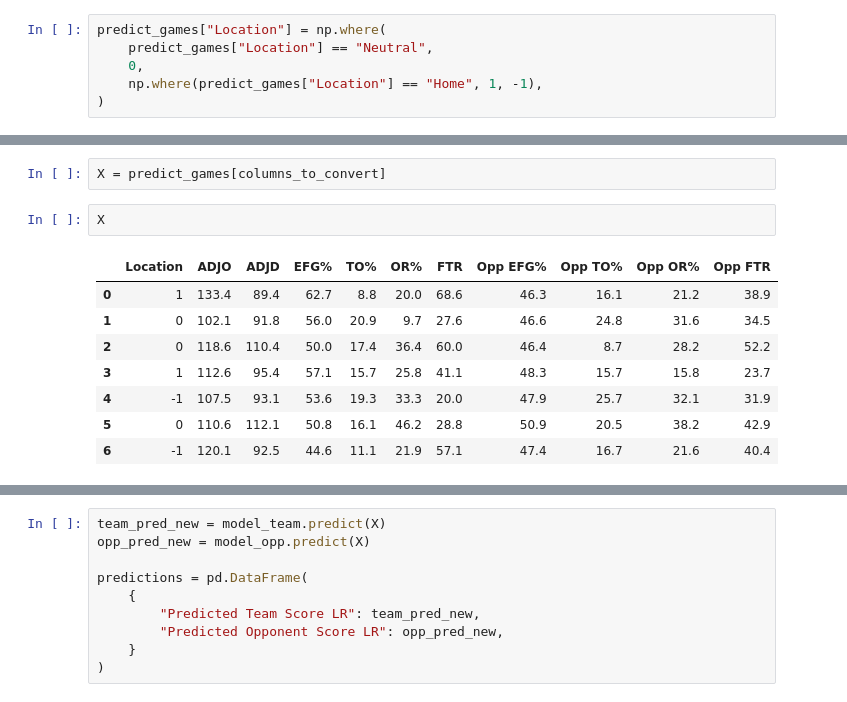
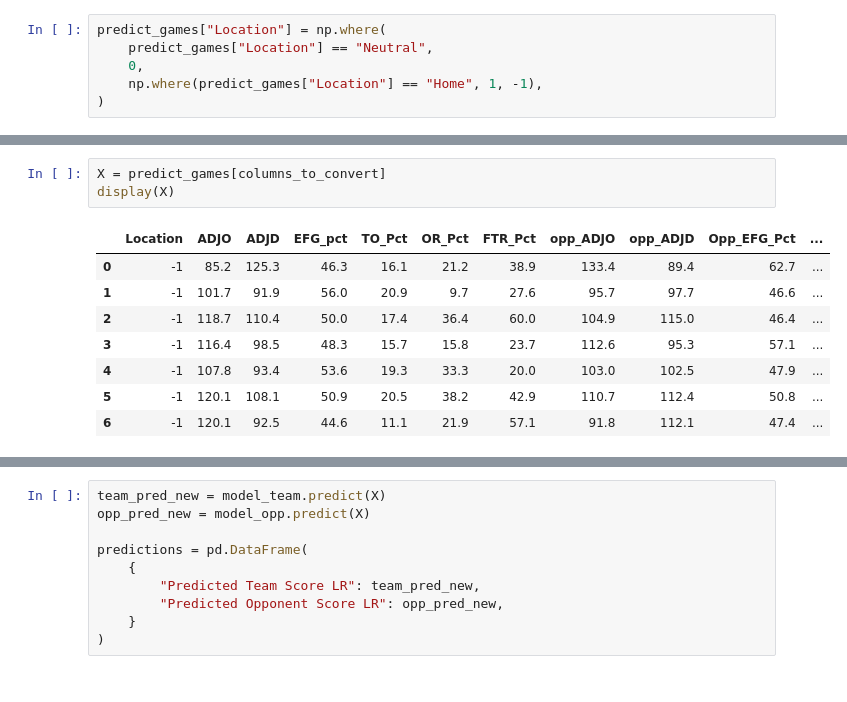
Before and after one commit to visheshgupta19/Stats_competition-, a Jupyter notebook: model_test.ipynb, the cells around one changed output, grey strips where cells are left out. Saved outputs shown, nothing was run; the diff lists cells and outputs as text.

```diff
--- a/model_test.ipynb
+++ b/model_test.ipynb
@@ -100,16 +98,15 @@ predict_games
 # %%
 X = predict_games[columns_to_convert]
+display(X)
+# %% [output]
+|  | Location | ADJO | ADJD | EFG_pct | TO_Pct | OR_Pct | FTR_Pct | opp_ADJO | opp_ADJD | Opp_EFG_Pct | ... |
+| 0 | -1 | 85.2 | 125.3 | 46.3 | 16.1 | 21.2 | 38.9 | 133.4 | 89.4 | 62.7 | ... |
+| 1 | -1 | 101.7 | 91.9 | 56.0 | 20.9 | 9.7 | 27.6 | 95.7 | 97.7 | 46.6 | ... |
+| 2 | -1 | 118.7 | 110.4 | 50.0 | 17.4 | 36.4 | 60.0 | 104.9 | 115.0 | 46.4 | ... |
+| 3 | -1 | 116.4 | 98.5 | 48.3 | 15.7 | 15.8 | 23.7 | 112.6 | 95.3 | 57.1 | ... |
+| 4 | -1 | 107.8 | 93.4 | 53.6 | 19.3 | 33.3 | 20.0 | 103.0 | 102.5 | 47.9 | ... |
+| 5 | -1 | 120.1 | 108.1 | 50.9 | 20.5 | 38.2 | 42.9 | 110.7 | 112.4 | 50.8 | ... |
+| 6 | -1 | 120.1 | 92.5 | 44.6 | 11.1 | 21.9 | 57.1 | 91.8 | 112.1 | 47.4 | ... |
-# %%
-X
-# %% [output]
-|  | Location | ADJO | ADJD | EFG% | TO% | OR% | FTR | Opp EFG% | Opp TO% | Opp OR% | Opp FTR |
-| 0 | 1 | 133.4 | 89.4 | 62.7 | 8.8 | 20.0 | 68.6 | 46.3 | 16.1 | 21.2 | 38.9 |
-| 1 | 0 | 102.1 | 91.8 | 56.0 | 20.9 | 9.7 | 27.6 | 46.6 | 24.8 | 31.6 | 34.5 |
-| 2 | 0 | 118.6 | 110.4 | 50.0 | 17.4 | 36.4 | 60.0 | 46.4 | 8.7 | 28.2 | 52.2 |
-| 3 | 1 | 112.6 | 95.4 | 57.1 | 15.7 | 25.8 | 41.1 | 48.3 | 15.7 | 15.8 | 23.7 |
-| 4 | -1 | 107.5 | 93.1 | 53.6 | 19.3 | 33.3 | 20.0 | 47.9 | 25.7 | 32.1 | 31.9 |
-| 5 | 0 | 110.6 | 112.1 | 50.8 | 16.1 | 46.2 | 28.8 | 50.9 | 20.5 | 38.2 | 42.9 |
-| 6 | -1 | 120.1 | 92.5 | 44.6 | 11.1 | 21.9 | 57.1 | 47.4 | 16.7 | 21.6 | 40.4 |
 # %%
 from pygam import LinearGAM, s, f
 from sklearn.metrics import mean_squared_error
```
Also changed, not shown: parts of 13 cells of this notebook, 12 other files.
